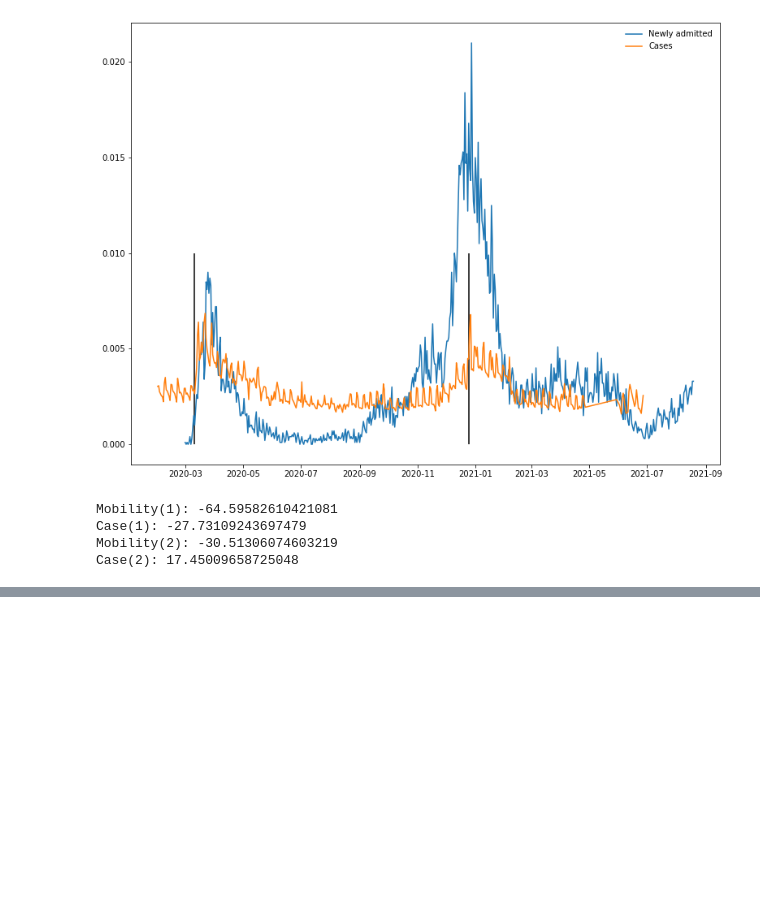
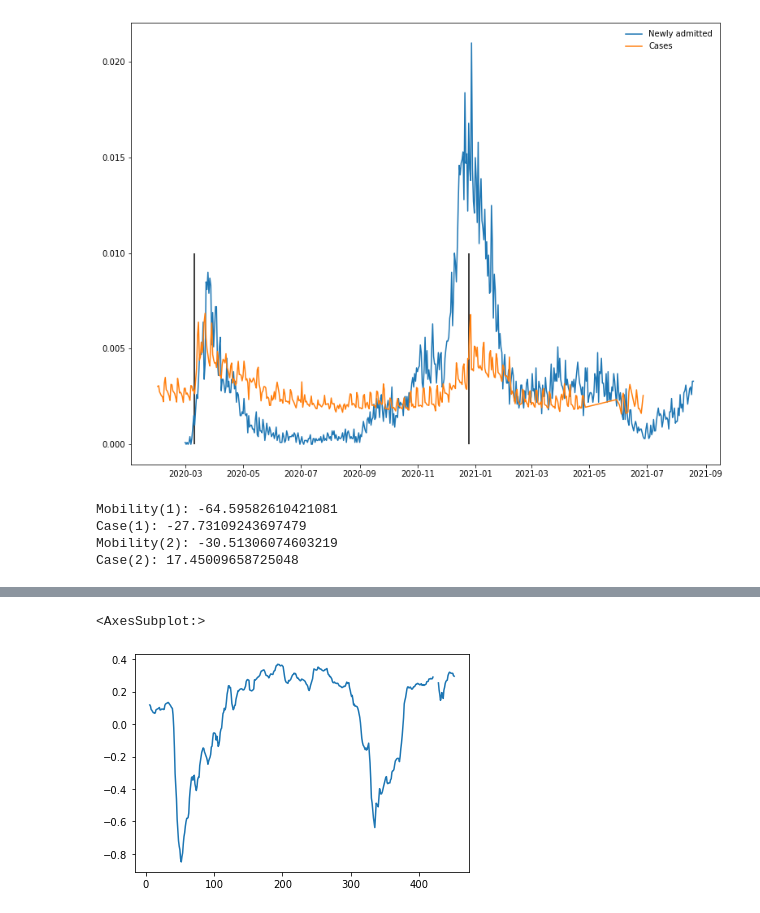
Before and after one commit to DanielAndreasen/covid-datathon21-mobility, a Jupyter notebook: notebooks/data_import-2.ipynb, the cells around one changed output, grey strips where cells are left out. Saved outputs shown, nothing was run; the diff lists cells and outputs as text; code cells hidden in the pictures; blank space fills up the shorter version.

```diff
--- a/notebooks/data_import-2.ipynb
+++ b/notebooks/data_import-2.ipynb
@@ -169,0 +214,9 @@ Case(2): 17.45009658725048
+# %%
+base = df2["dist"][0]
+# %%
+diff = (base-mav)/base
+# %%
+diff.plot()
+# %% [output]
+<AxesSubplot:>
+[figure, added]
```
Also changed, not shown: parts of 11 cells of this notebook.
